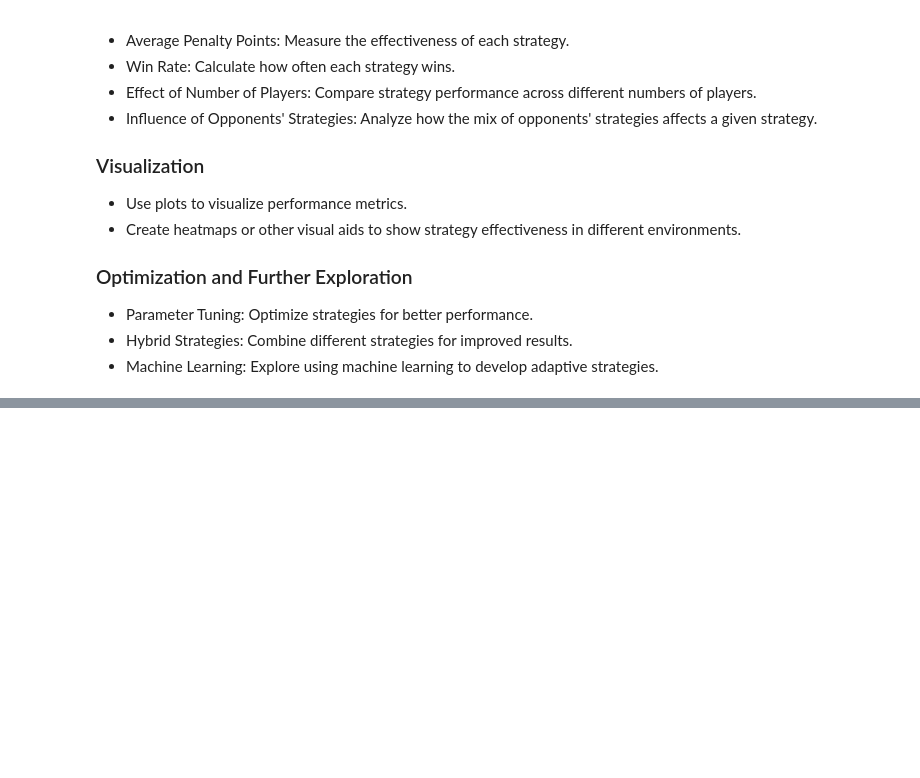
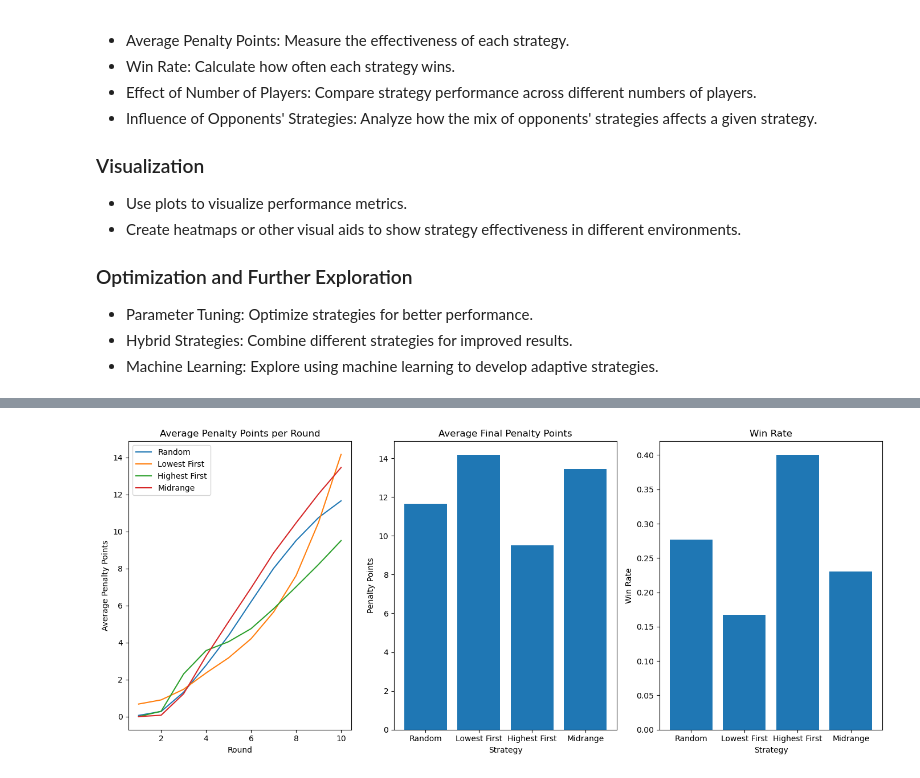
Before and after one commit to paddomanno/sim-6nimmt, a Jupyter notebook: simulation.ipynb, the cells around one changed output, grey strips where cells are left out. Drawn from its saved outputs; the diff is of its cells as text; code cells hidden in the pictures; blank space fills up the shorter version.

Commit message:
add analysis of points per round

```diff
--- a/simulation.ipynb
+++ b/simulation.ipynb
@@ -33,10 +33,14 @@ class Player:
         self.strategy = strategy
         self.hand = []
         self.penalty_points = 0
+        self.penalty_points_history = []
         self.player_id = player_id
 
     def choose_card(self, game_state):
         return self.strategy(self, game_state)
+
+    def record_penalty_points(self):
+        self.penalty_points_history.append(self.penalty_points)
 
 # Define Game class
 class Game:
@@ -114,6 +118,9 @@ class Game:
                 for row in self.rows:
                     print(row)
 
+        # Record penalty points after the round
+        for player in self.players:
+            player.record_penalty_points()
 
 
     def play_game(self):
@@ -193,11 +201,13 @@ Final scores: [24, 11, 13, 3]
 debug = False
 
 def simulate_games(num_games, strategies):
-    results = []
+    all_results = []
     for _ in range(num_games):
         game = Game(strategies)
-        results.append(game.play_game())
-    return np.array(results)
+        game.play_game()
+        one_game_results = [player.penalty_points_history for player in game.players]
+        all_results.append(one_game_results)
+    return np.array(all_results)
 
 # Example strategies: [random_strategy, lowest_first_strategy, highest_first_strategy, midrange_strategy]
 results = simulate_games(1000, [random_strategy, lowest_first_strategy, highest_first_strategy, midrange_strategy])
@@ -260,0 +253,49 @@ analyze_results(results)
+# %%
+def analyze_results(results):
+    # Calculate average penalty points for each strategy per round
+    avg_penalties_per_round = np.mean(results, axis=0)
+
+    # Calculate the average final penalty points for each strategy
+    avg_final_penalties = np.mean(results[:, :, -1], axis=0)
+
+    # Calculate win rates (the strategy with the lowest penalty points wins)
+    final_scores = results[:, :, -1]
+    win_rates = np.sum(final_scores == np.min(final_scores, axis=1, keepdims=True), axis=0) / final_scores.shape[0]
+
+    num_strategies = avg_final_penalties.shape[0]
+    strategy_labels = ['Random', 'Lowest First', 'Highest First', 'Midrange']
+
+    plt.figure(figsize=(14, 6))
+
+    # Plot average penalty points per round
+    plt.subplot(1, 3, 1)
+    for i in range(num_strategies):
+        plt.plot(range(1, avg_penalties_per_round.shape[1] + 1), avg_penalties_per_round[i], label=strategy_labels[i])
+    plt.xlabel('Round')
+    plt.ylabel('Average Penalty Points')
+    plt.title('Average Penalty Points per Round')
+    plt.legend()
+
+    # Plot average final penalty points for each strategy
+    plt.subplot(1, 3, 2)
+    plt.bar(range(num_strategies), avg_final_penalties)
+    plt.xticks(range(num_strategies), strategy_labels)
+    plt.title('Average Final Penalty Points')
+    plt.xlabel('Strategy')
+    plt.ylabel('Penalty Points')
+
+    # Plot win rates for each strategy
+    plt.subplot(1, 3, 3)
+    plt.bar(range(num_strategies), win_rates)
+    plt.xticks(range(num_strategies), strategy_labels)
+    plt.title('Win Rate')
+    plt.xlabel('Strategy')
+    plt.ylabel('Win Rate')
+
+    plt.tight_layout()
+    plt.show()
+
+
+analyze_results(results)
+# %% [output]
+[figure, added]
```
Also changed, not shown: parts of 4 cells of this notebook.
